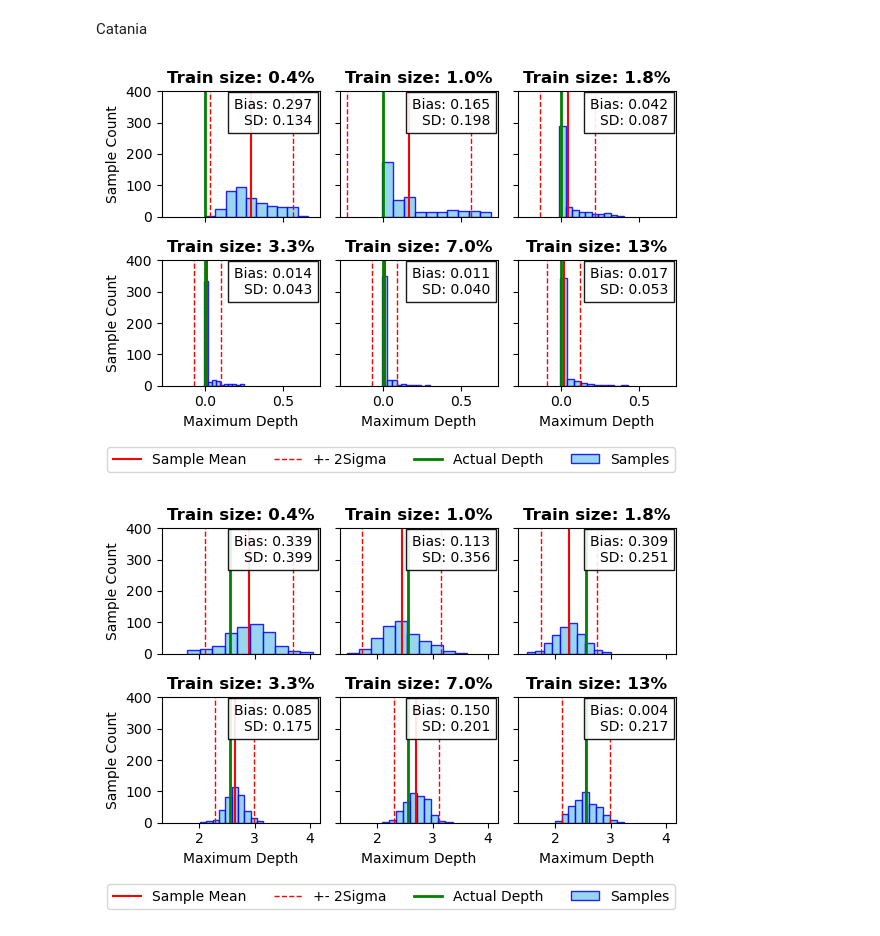
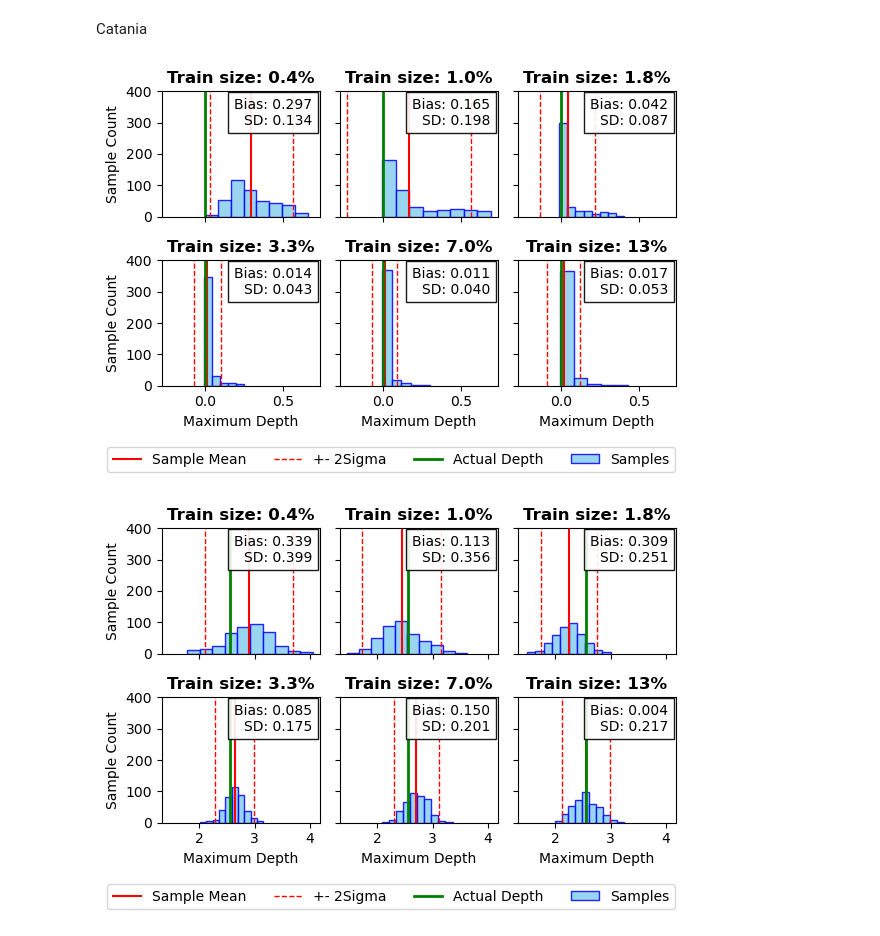
Before and after one commit to naveenragur/ML4SicilyTsunami, a Jupyter notebook: scripts/JGR/plots/08_plotFig_bias_variance_size.ipynb, the cells around one changed output. Drawn from its saved outputs; the diff is of its cells as text; code cells hidden in the pictures.

```diff
--- a/scripts/JGR/plots/08_plotFig_bias_variance_size.ipynb
+++ b/scripts/JGR/plots/08_plotFig_bias_variance_size.ipynb
@@ -57,35 +57,36 @@ for idx, train_size in enumerate(list_size):
     # Plot indicators
     ax.axvline(mc_mean, color='r', label='Sample Mean')
     ax.axvline(mc_mean + 2*mc_std, color='r', linestyle='--', linewidth=1)
     ax.axvline(mc_mean - 2*mc_std, color='r', linestyle='--', linewidth=1,label='+- 2Sigma')
     ax.axvline(true_val, color='g', label='Actual Depth', linewidth=2)
-    ax.hist(pt_sc_sample, bins=10, density=False, alpha=0.85, color='skyblue', label='Samples', edgecolor='blue')
+    bins = 8 if idx < 3 else 5
+    ax.hist(pt_sc_sample, bins=bins, density=False, alpha=0.85, color='skyblue', label='Samples', edgecolor='blue')
 
     # Title & Text
     ax.set_title(f'Train size: {labels[idx]}', fontsize=12, fontweight='bold')
     ax.text(0.95, 0.95, f'Bias: {bias:.3f}\nSD: {sd:.3f}',
             transform=ax.transAxes, ha='right', va='top', fontsize=10, bbox=dict(facecolor='white', alpha=0.9))
     if idx == 0 or idx == 3:
         ax.set_ylabel('Sample Count')
     if idx >= 3:
         ax.set_xlabel('Maximum Depth')
     # ax.legend(loc='upper left', fontsize=10)
     ax.set_ylim(0, 400)
 
 # Hide empty subplots
 for j in range(idx+1, len(axes)):
     fig.delaxes(axes[j])
 
 # Legend (only once)
 handles, labels = axes[0].get_legend_handles_labels()
 fig.legend(handles, labels, loc='upper center', ncol=4, bbox_to_anchor=(0.5, 0.01), fontsize=10)
 
 # plt.suptitle(f'Distribution of Ensemble Samples for a site with True Value = {true_val:.3f}', fontsize=14)
 plt.tight_layout(rect=[0, 0, 1, 0.97])
 plt.savefig(f'samples_{reg}_site{site}_0.png', dpi=300, bbox_inches='tight')
 plt.show()
 # %% [output]
-[figure, old version]
+[figure, new version]
 # %%
 # Inputs
 test_set = 3
```
Also changed, not shown: 35 other files.
